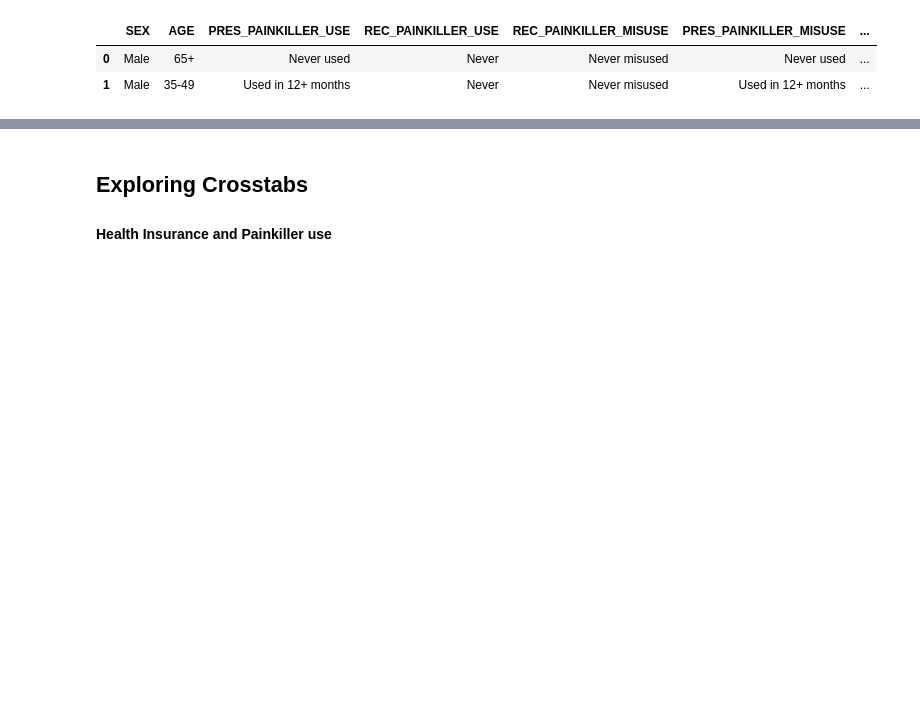
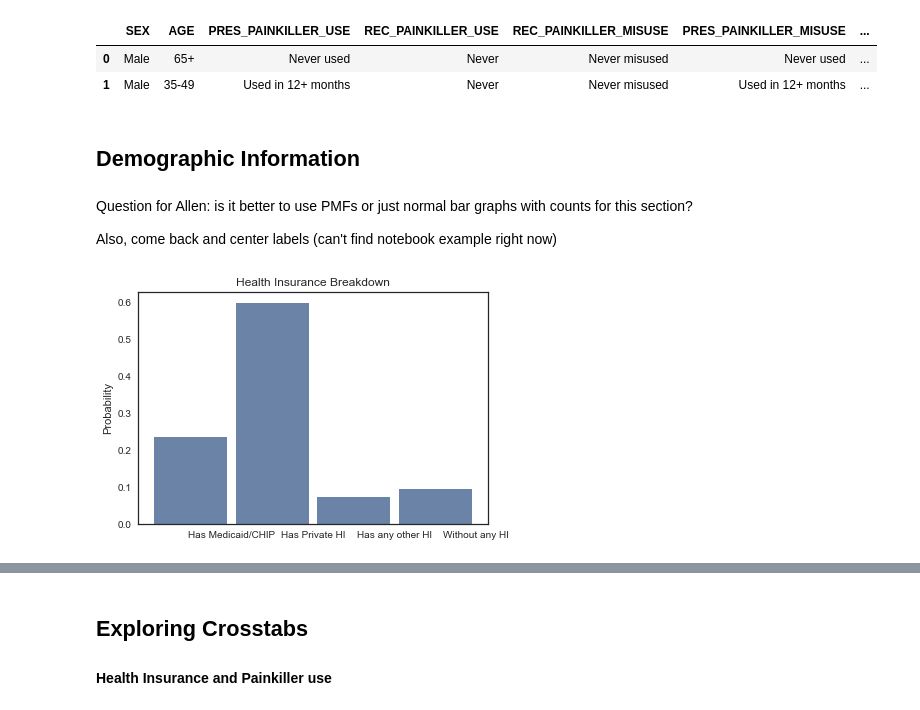
Before and after one commit to mhreid/OpioidsAndDemographics, a Jupyter notebook: project1/Project1.ipynb, the cells around one changed output, grey strips where cells are left out. Saved outputs shown, nothing was run; the diff lists cells and outputs as text; code cells hidden in the pictures; blank space fills up the shorter version.

```diff
--- a/project1/Project1.ipynb
+++ b/project1/Project1.ipynb
@@ -23,3 +23,15 @@ df.head(2)
 |  | SEX | AGE | PRES_PAINKILLER_USE | REC_PAINKILLER_USE | REC_PAINKILLER_MISUSE | PRES_PAINKILLER_MISUSE | ... |
 | 0 | Male | 65+ | Never used | Never | Never misused | Never used | ... |
 | 1 | Male | 35-49 | Used in 12+ months | Never | Never misused | Used in 12+ months | ... |
+# %% [markdown]
+## Demographic Information
+# %% [markdown]
+Question for Allen: is it better to use PMFs or just normal bar graphs with counts for this section?
+
+Also, come back and center labels (can't find notebook example right now)
+# %%
+pmf_a = Pmf(df["HEALTH_INSURANCE"])
+thinkplot.Hist(pmf_a)
+decorate(ylabel='Probability', title = 'Health Insurance Breakdown')
+# %% [output]
+[figure, added]
```
Also changed, not shown: parts of 32 cells of this notebook, 4 other files.
